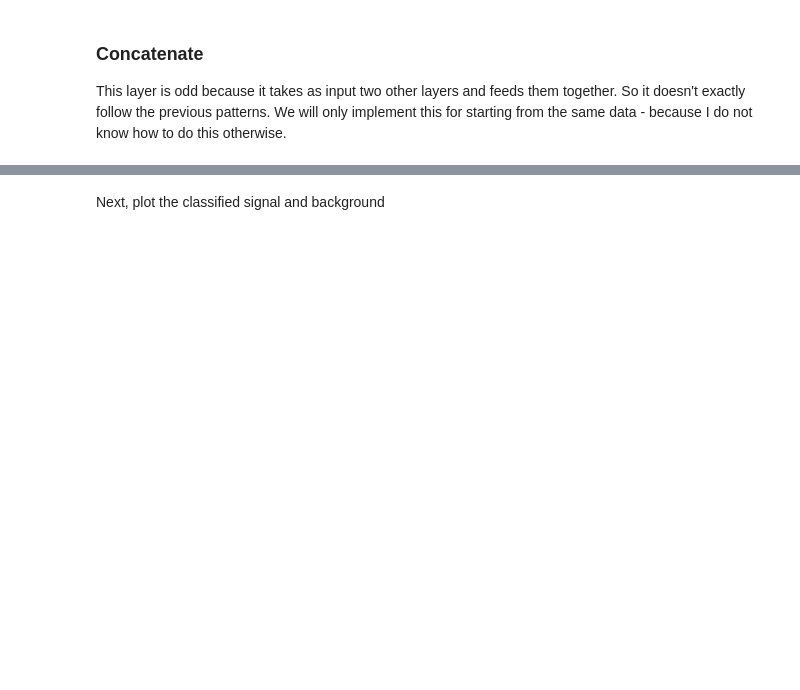
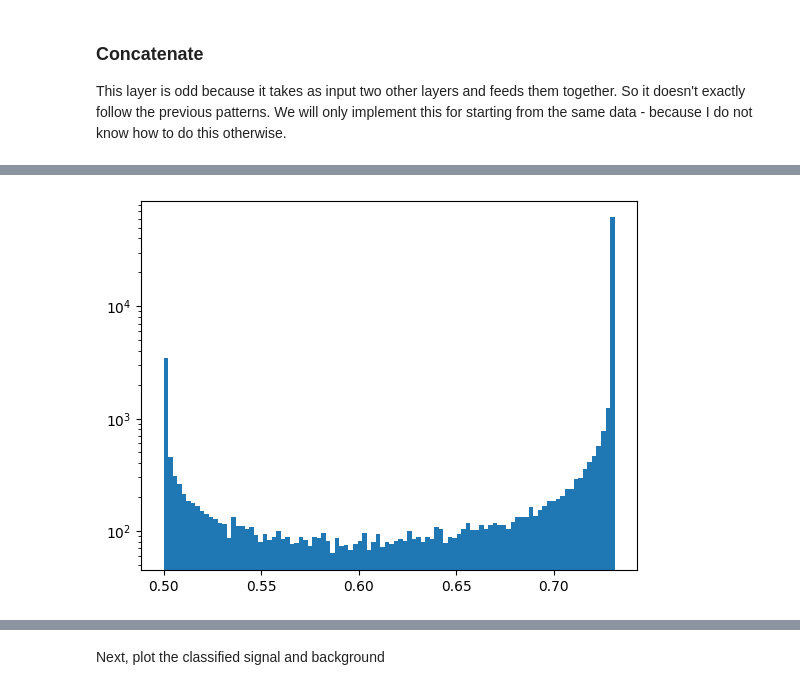
Before and after one commit to gordonwatts/diff-prog-intro, a Jupyter notebook: book/cut_then_nn.ipynb, the cells around one changed output, grey strips where cells are left out. Drawn from its saved outputs; the diff is of its cells as text; code cells hidden in the pictures; blank space fills up the shorter version.

```diff
--- a/book/cut_then_nn.ipynb
+++ b/book/cut_then_nn.ipynb
@@ -67,24 +68,23 @@ class Selection(hk.Module):
     '''Apply a selection cut to each input, output is a weight,
     zero if the cut would reject, one if it would not'''
 
-    def __init__(self, name='SelectionCut'):
+    def __init__(self, initial_cuts = None, name='SelectionCut'):
         super().__init__(name=name)
+        self._initial_cuts = initial_cuts
 
     def __call__(self, x):
         'Apply a selection cut for everything'
 
+        # See if we have a decent set of initializers
+        cuts_initial = jnp.asarray(self._initial_cuts) if self._initial_cuts is not None else jnp.ones(x.shape[1])
+        assert cuts_initial.shape[0] == x.shape[1], f"Incorrect number of initial cut values specified - need {x.shape[1]}"
+
         # Get the parameters to apply here
-        print (f'Selection x.shape={x.shape}')
         cuts = hk.get_parameter('cuts', shape=[x.shape[1]],
-                                dtype=jnp.float32, init=jnp.ones)
-        print(f'Selection, cuts.shape={cuts.shape}')
+                                dtype=jnp.float32, init=lambda shp, dtyp: cuts_initial)
 
         # Next, apply the cut
-        print(f'cuts = {cuts}')
-        print(f'input={x}')
         wts = (jax.lax.erf(x-cuts)+1)/2.0
-        print (f'wts = {wts}')
-        print (f'wts.shape = {wts.shape}')
 
         return wts
 # %% [markdown]
@@ -118,0 +145,9 @@ class ModuleConcat(hk.Module):
+# %%
+preds = select_model.apply({'SelectionCut': {'cuts': jnp.asarray([-3.4, -3.6])}}, key, training_data)
+preds = preds.squeeze()
+preds = jax.nn.sigmoid(preds)
+plt.hist(preds, bins=100)
+plt.yscale('log')
+plt.show()
+# %% [output]
+[figure, added]
```
Also changed, not shown: parts of 25 cells of this notebook, 4 other files.
